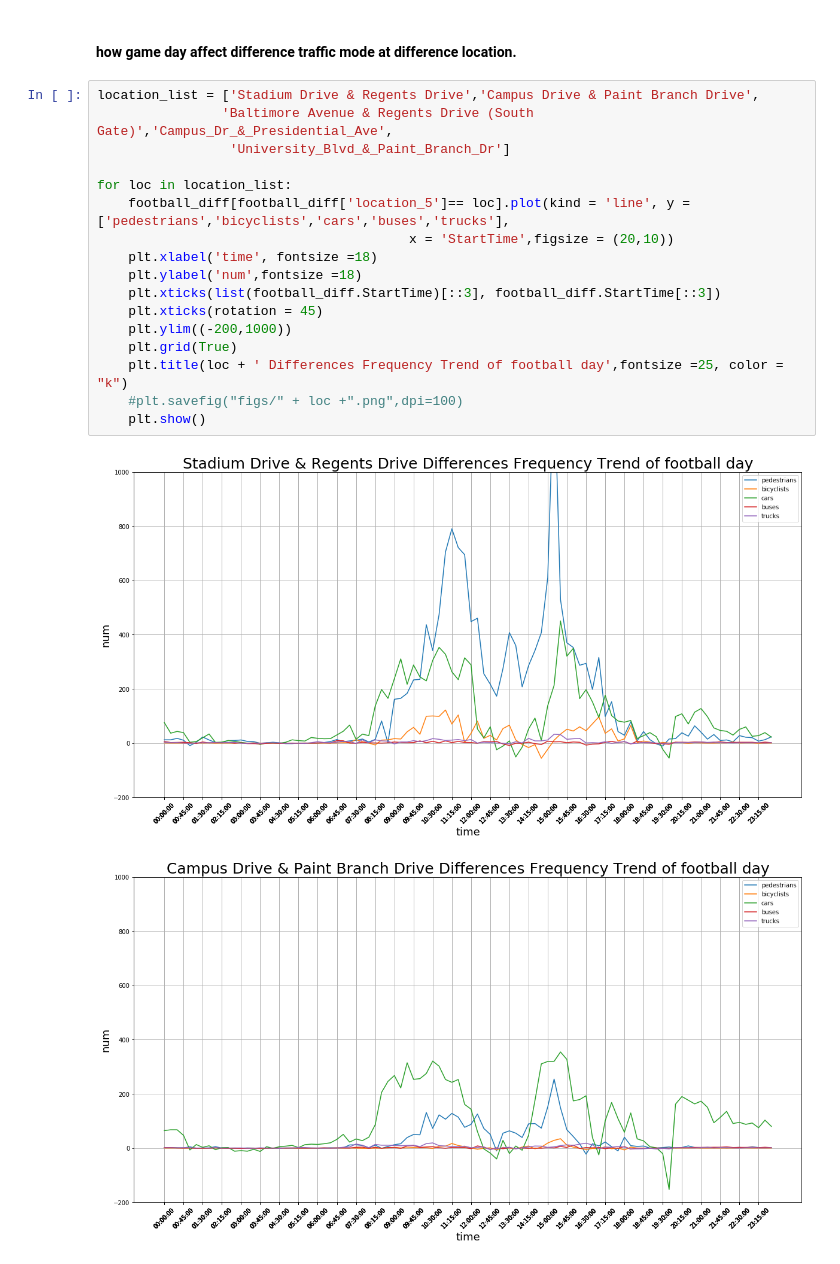
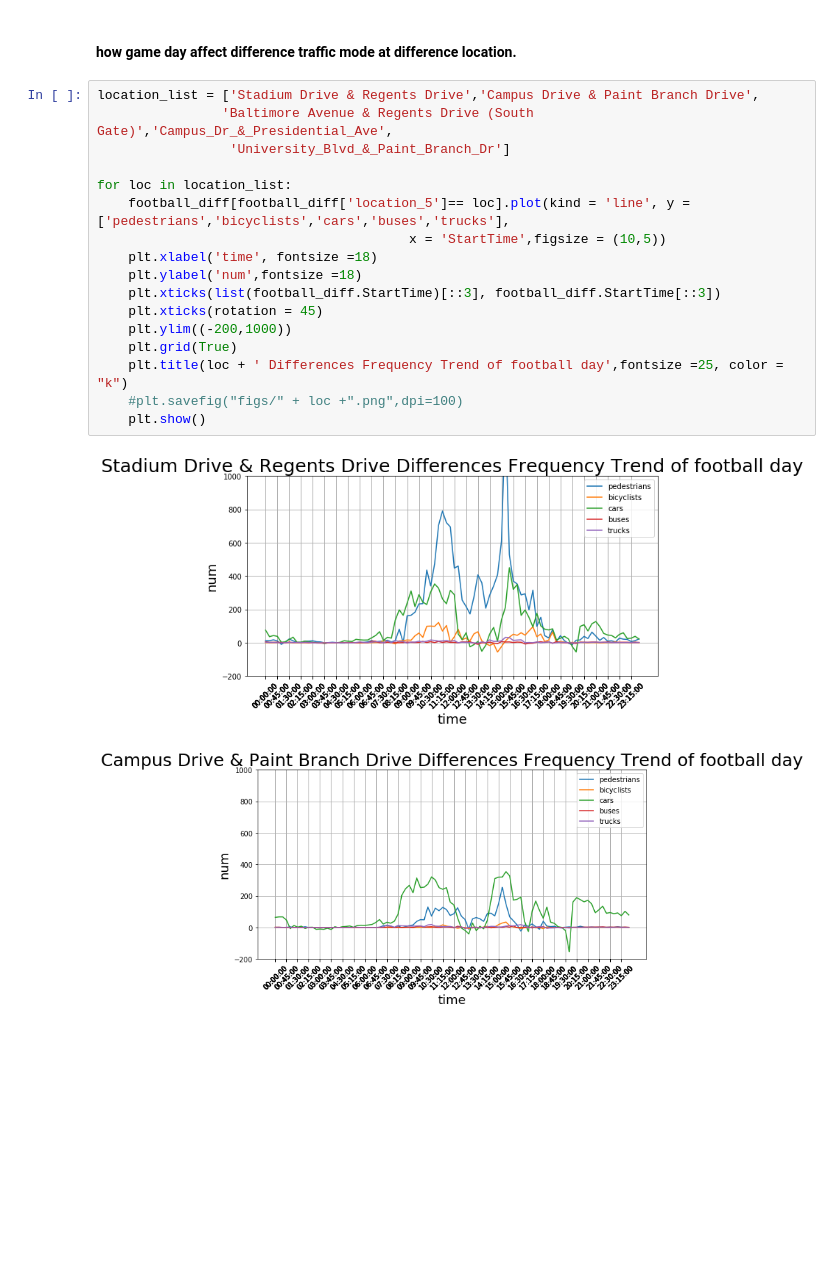
Before and after one commit to bjcthatisme/Challenge_DC20018, a Jupyter notebook: DOTS_Activity.ipynb, the cells around one changed output. Saved outputs shown, nothing was run; the diff lists cells and outputs as text; blank space fills up the shorter version.

```diff
--- a/DOTS_Activity.ipynb
+++ b/DOTS_Activity.ipynb
@@ -251,20 +358,20 @@ Text(0.5,1,'Differences Frequency Trend of football day')
 # %%
 location_list = ['Stadium Drive & Regents Drive','Campus Drive & Paint Branch Drive',
                 'Baltimore Avenue & Regents Drive (South Gate)','Campus_Dr_&_Presidential_Ave',
                  'University_Blvd_&_Paint_Branch_Dr']
 
 for loc in location_list:
     football_diff[football_diff['location_5']== loc].plot(kind = 'line', y = ['pedestrians','bicyclists','cars','buses','trucks'],
-                                        x = 'StartTime',figsize = (20,10))
+                                        x = 'StartTime',figsize = (10,5))
     plt.xlabel('time', fontsize =18)
     plt.ylabel('num',fontsize =18)
     plt.xticks(list(football_diff.StartTime)[::3], football_diff.StartTime[::3])
     plt.xticks(rotation = 45)
     plt.ylim((-200,1000))
     plt.grid(True)
     plt.title(loc + ' Differences Frequency Trend of football day',fontsize =25, color = "k")
     #plt.savefig("figs/" + loc +".png",dpi=100)
     plt.show()
 # %% [output]
-[figure, old version]
+[figure, new version]
-[figure, old version]
+[figure, new version]
```
Also changed, not shown: parts of 35 cells of this notebook.
